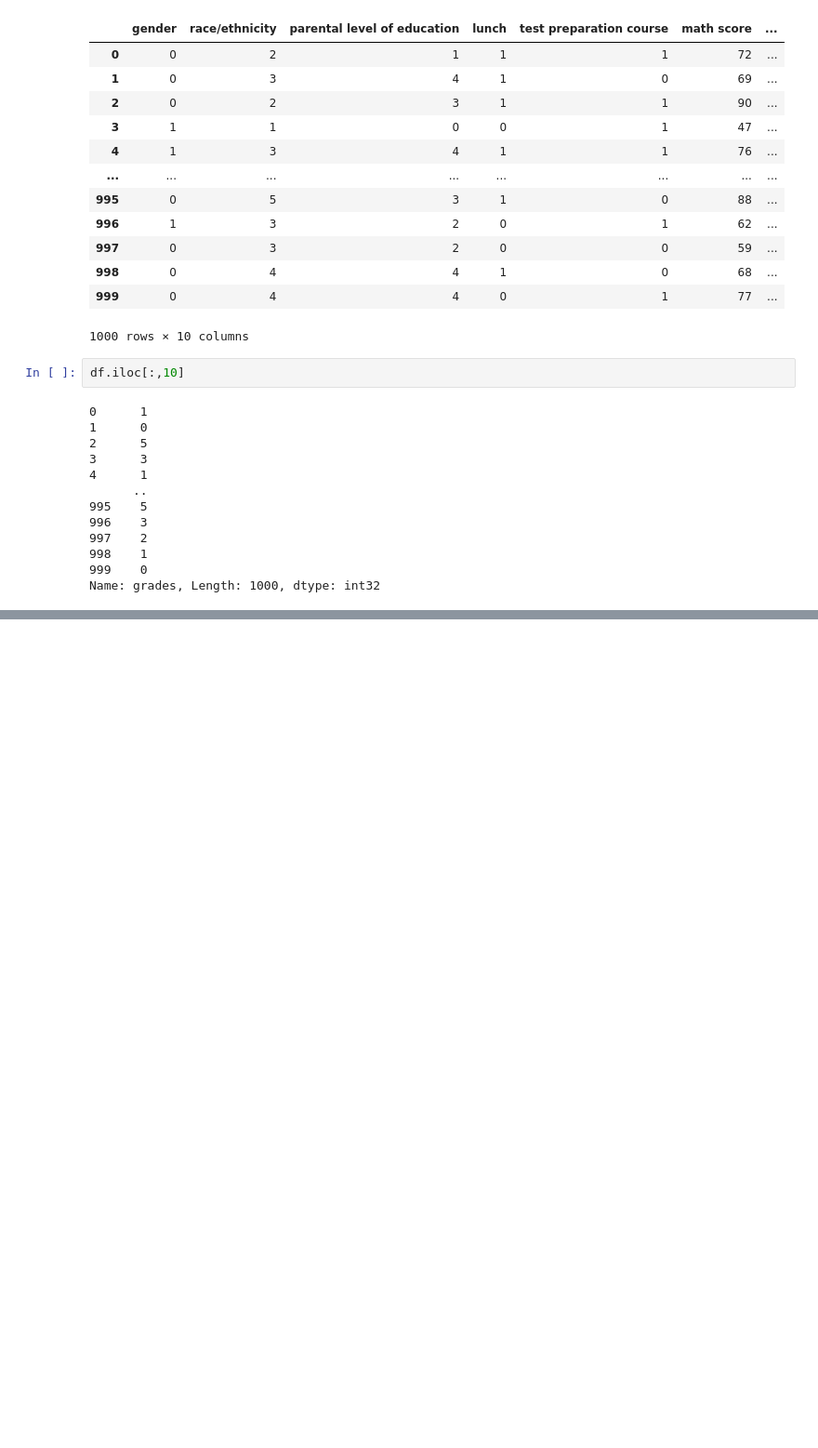
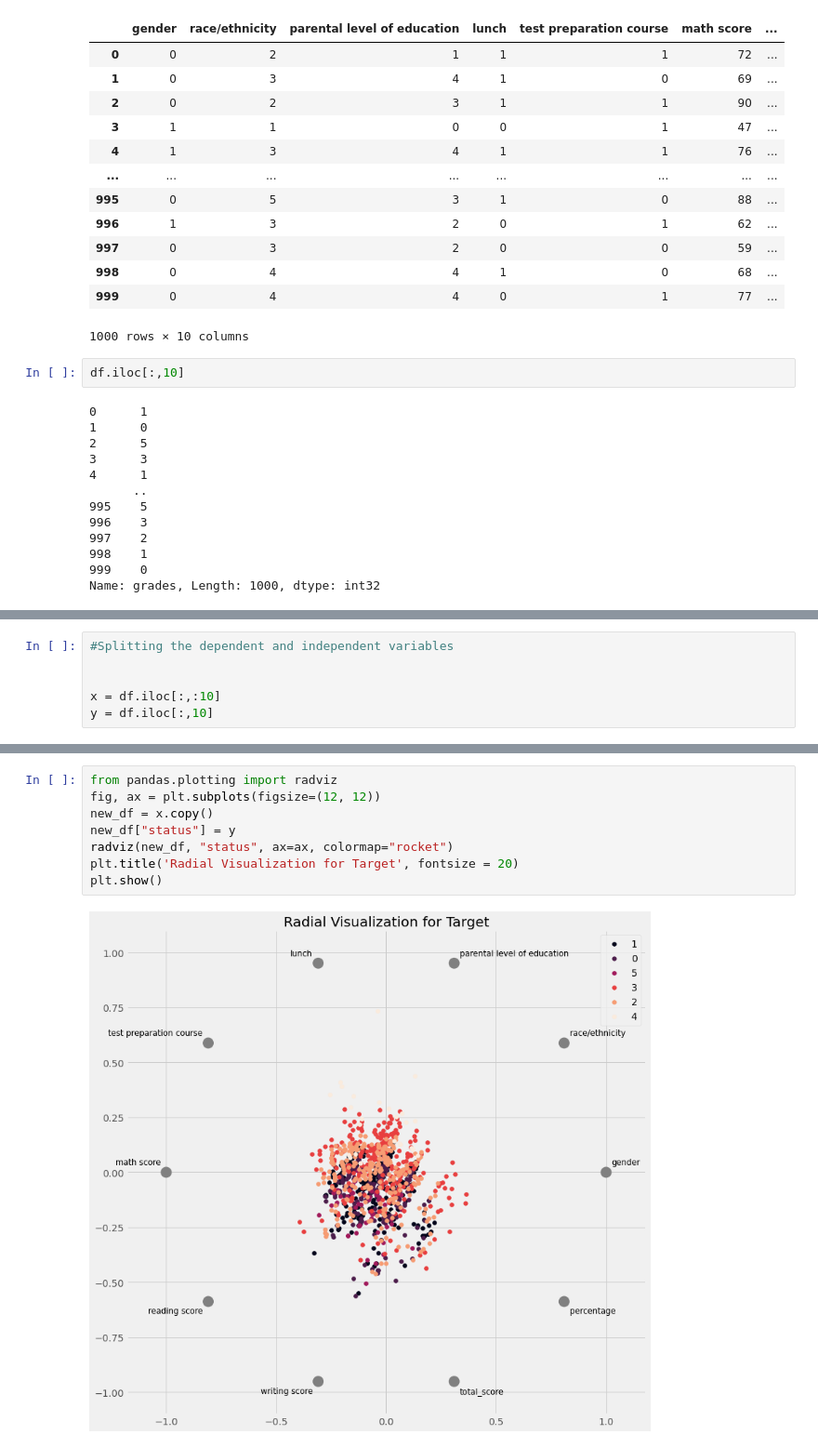
Before and after one commit to ibrahim82/aifor, a Jupyter notebook: student_perfamnce_any.ipynb, the cells around one changed output, grey strips where cells are left out. Shown: that part at 93% size. Drawn from its saved outputs; the diff is of its cells as text; blank space fills up the shorter version.

```diff
--- a/student_perfamnce_any.ipynb
+++ b/student_perfamnce_any.ipynb
@@ -327,0 +334,6 @@ Name: grades, Length: 1000, dtype: int32
+# %%
+#Splitting the dependent and independent variables
+
+
+x = df.iloc[:,:10]
+y = df.iloc[:,10]
@@ -327,0 +472,10 @@ Name: grades, Length: 1000, dtype: int32
+# %%
+from pandas.plotting import radviz
+fig, ax = plt.subplots(figsize=(12, 12))
+new_df = x.copy()
+new_df["status"] = y
+radviz(new_df, "status", ax=ax, colormap="rocket")
+plt.title('Radial Visualization for Target', fontsize = 20)
+plt.show()
+# %% [output]
+[figure, added]
```
Also changed, not shown: parts of 15 cells of this notebook.
